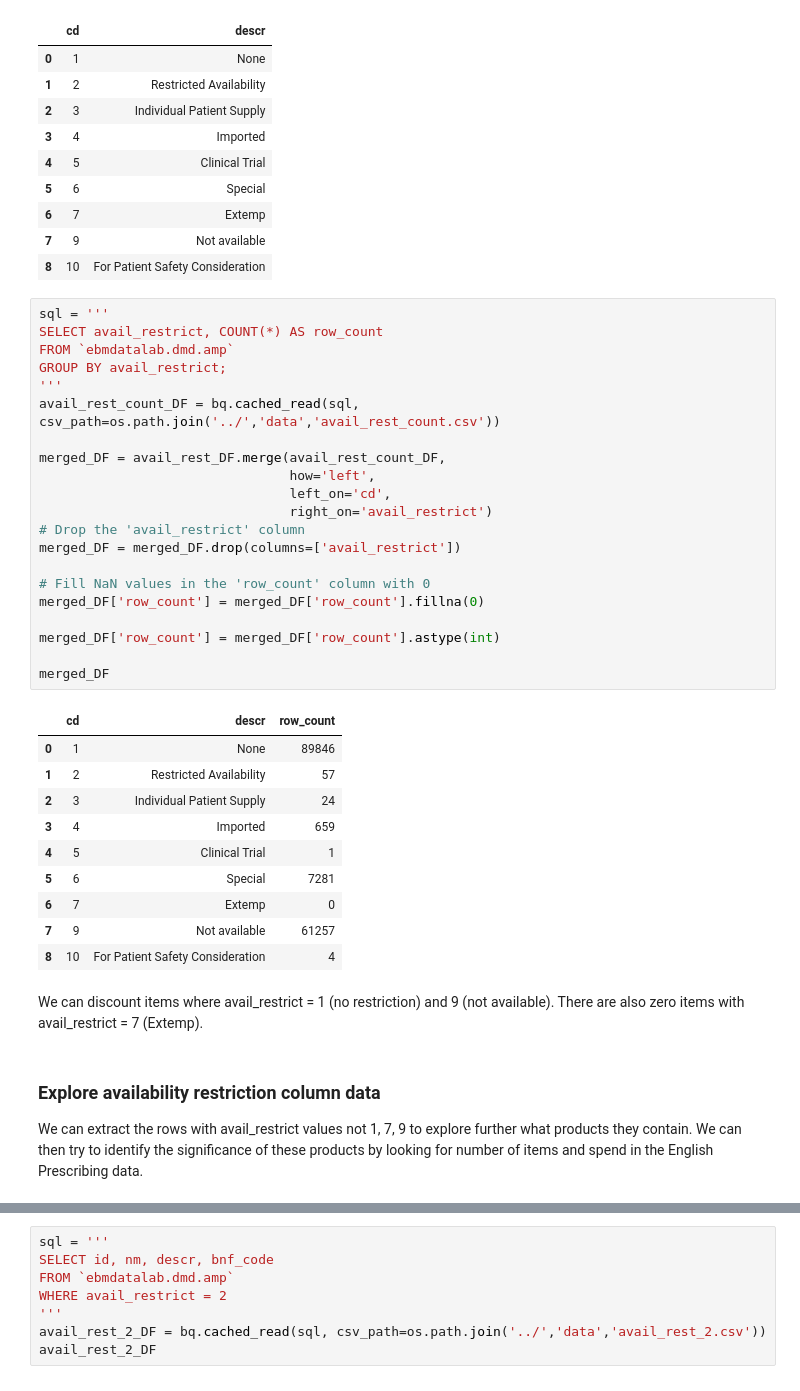
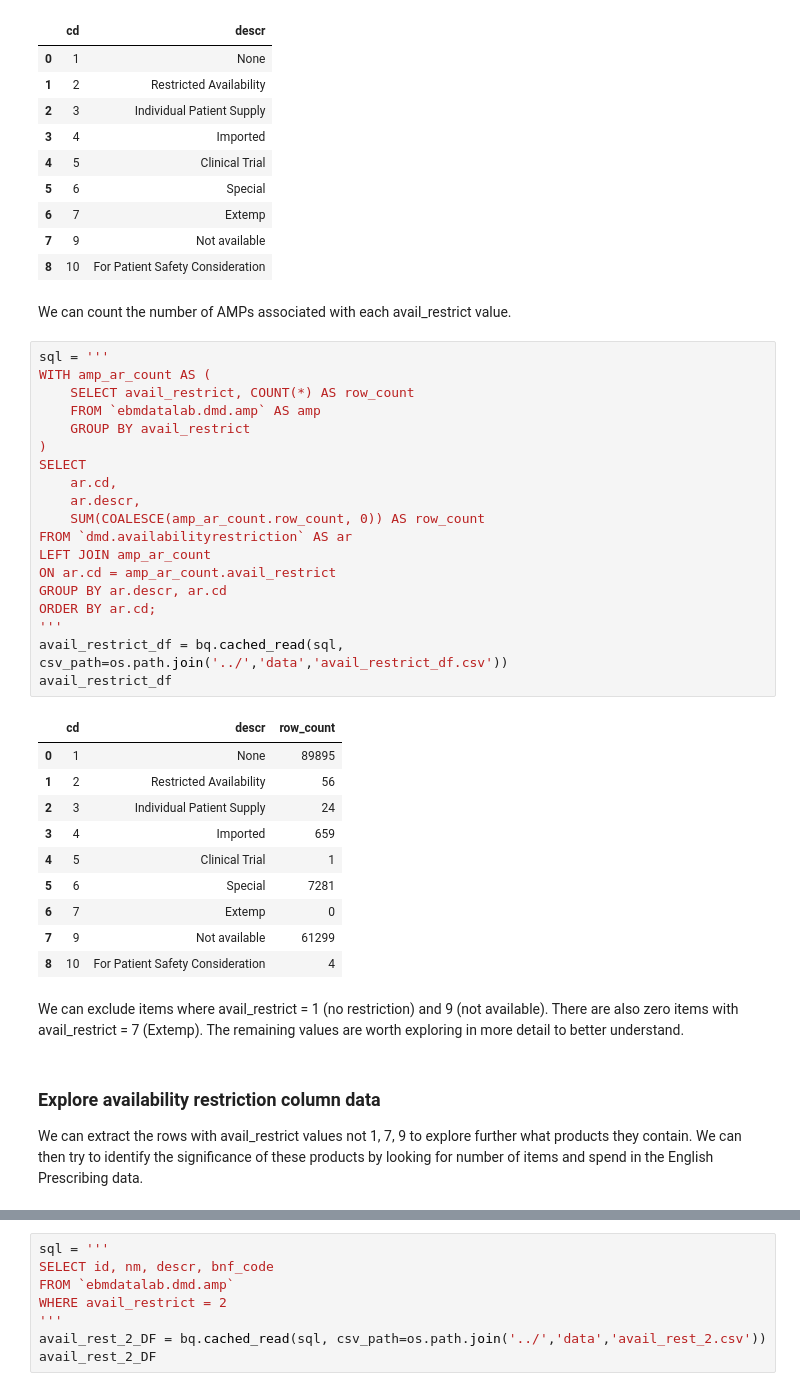
Before and after one commit to ebmdatalab/op-specials-measure, a Jupyter notebook: notebooks/Specials_analysis.ipynb, the cells around one changed output, grey strips where cells are left out. Cells and saved outputs as stored; diff of their text form.

```diff
--- a/notebooks/Specials_analysis.ipynb
+++ b/notebooks/Specials_analysis.ipynb
@@ -47,41 +49,43 @@ avail_rest_DF
 | 6 | 7 | Extemp |
 | 7 | 9 | Not available |
 | 8 | 10 | For Patient Safety Consideration |
-# %%
-sql = '''
-SELECT avail_restrict, COUNT(*) AS row_count
-FROM `ebmdatalab.dmd.amp`
-GROUP BY avail_restrict;
-'''
-avail_rest_count_DF = bq.cached_read(sql, csv_path=os.path.join('../','data','avail_rest_count.csv'))
-
-merged_DF = avail_rest_DF.merge(avail_rest_count_DF,
-                                how='left',
-                                left_on='cd',
-                                right_on='avail_restrict')
-# Drop the 'avail_restrict' column
-merged_DF = merged_DF.drop(columns=['avail_restrict'])
-
-# Fill NaN values in the 'row_count' column with 0
-merged_DF['row_count'] = merged_DF['row_count'].fillna(0)
-
-merged_DF['row_count'] = merged_DF['row_count'].astype(int)
-
-merged_DF
-# %% [output]
-|  | cd | descr | row_count |
-| 0 | 1 | None | 89846 |
-| 1 | 2 | Restricted Availability | 57 |
-| 2 | 3 | Individual Patient Supply | 24 |
-| 3 | 4 | Imported | 659 |
-| 4 | 5 | Clinical Trial | 1 |
-| 5 | 6 | Special | 7281 |
-| 6 | 7 | Extemp | 0 |
-| 7 | 9 | Not available | 61257 |
-| 8 | 10 | For Patient Safety Consideration | 4 |
+# %% [markdown]
+We can count the number of AMPs associated with each avail_restrict value.
+# %%
+sql = '''
+WITH amp_ar_count AS (
+    SELECT avail_restrict, COUNT(*) AS row_count
+    FROM `ebmdatalab.dmd.amp` AS amp
+    GROUP BY avail_restrict
+)
+SELECT
+    ar.cd,
+    ar.descr,
+    SUM(COALESCE(amp_ar_count.row_count, 0)) AS row_count
+FROM `dmd.availabilityrestriction` AS ar
+LEFT JOIN amp_ar_count
+ON ar.cd = amp_ar_count.avail_restrict
+GROUP BY ar.descr, ar.cd
+ORDER BY ar.cd;
+'''
+avail_restrict_df = bq.cached_read(sql, csv_path=os.path.join('../','data','avail_restrict_df.csv'))
+avail_restrict_df
+# %% [output]
+|  | cd | descr | row_count |
+| 0 | 1 | None | 89895 |
+| 1 | 2 | Restricted Availability | 56 |
+| 2 | 3 | Individual Patient Supply | 24 |
+| 3 | 4 | Imported | 659 |
+| 4 | 5 | Clinical Trial | 1 |
+| 5 | 6 | Special | 7281 |
+| 6 | 7 | Extemp | 0 |
+| 7 | 9 | Not available | 61299 |
+| 8 | 10 | For Patient Safety Consideration | 4 |
 # %% [markdown]
-We can discount items where avail_restrict = 1 (no restriction) and 9 (not available). There are also zero items with avail_restrict = 7 (Extemp).
+We can exclude items where avail_restrict = 1 (no restriction) and 9 (not available).
+There are also zero items with avail_restrict = 7 (Extemp).
+The remaining values are worth exploring in more detail to better understand.
 # %% [markdown]
-<a id='#f2'></a>
+<a id='f2'></a>
 ### Explore availability restriction column data
 We can extract the rows with avail_restrict values not 1, 7, 9 to explore further what products they contain. We can then try to identify the significance of these products by looking for number of items and spend in the English Prescribing data.
```
Also changed, not shown: parts of 21 cells of this notebook, 1 other file.
